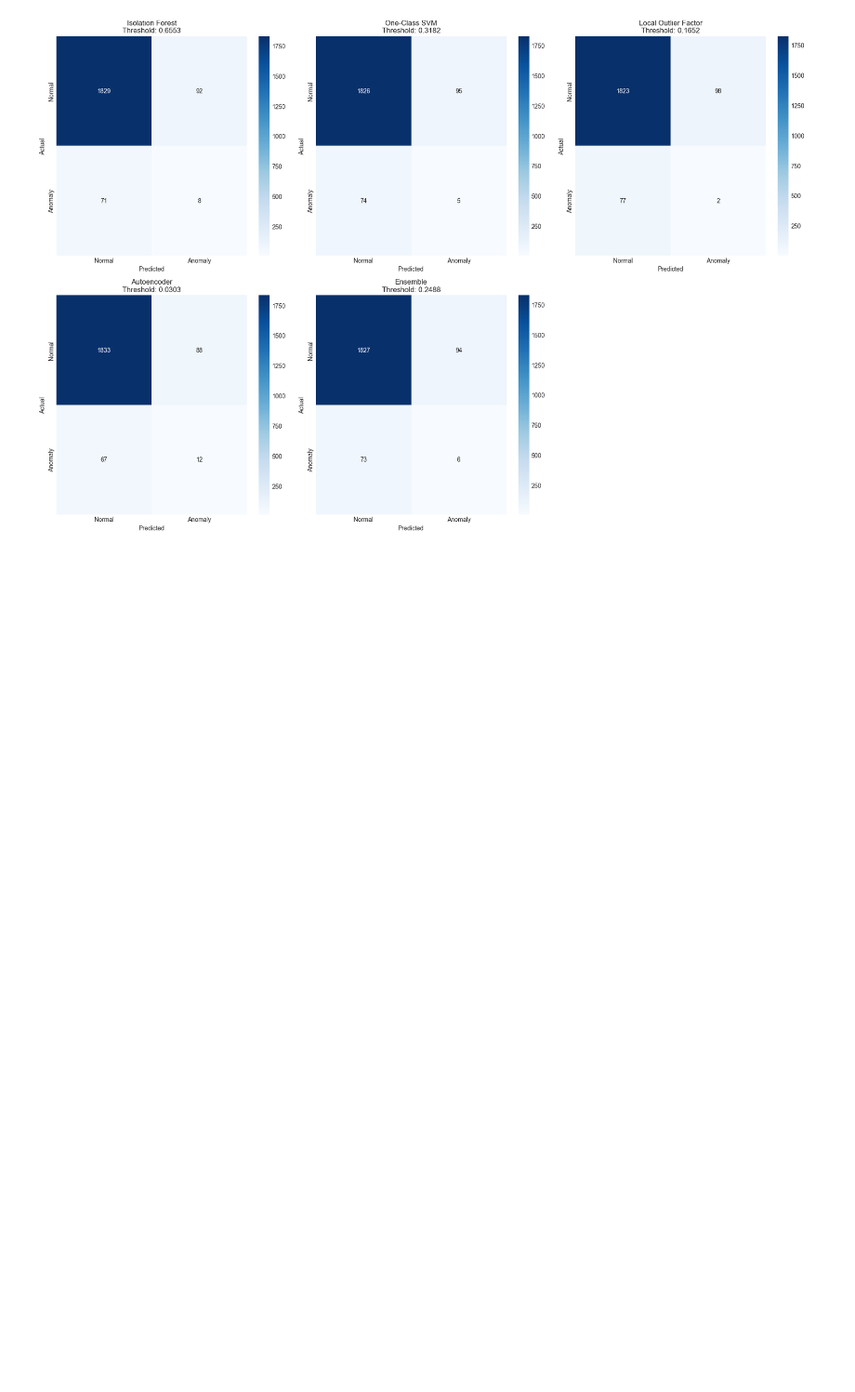
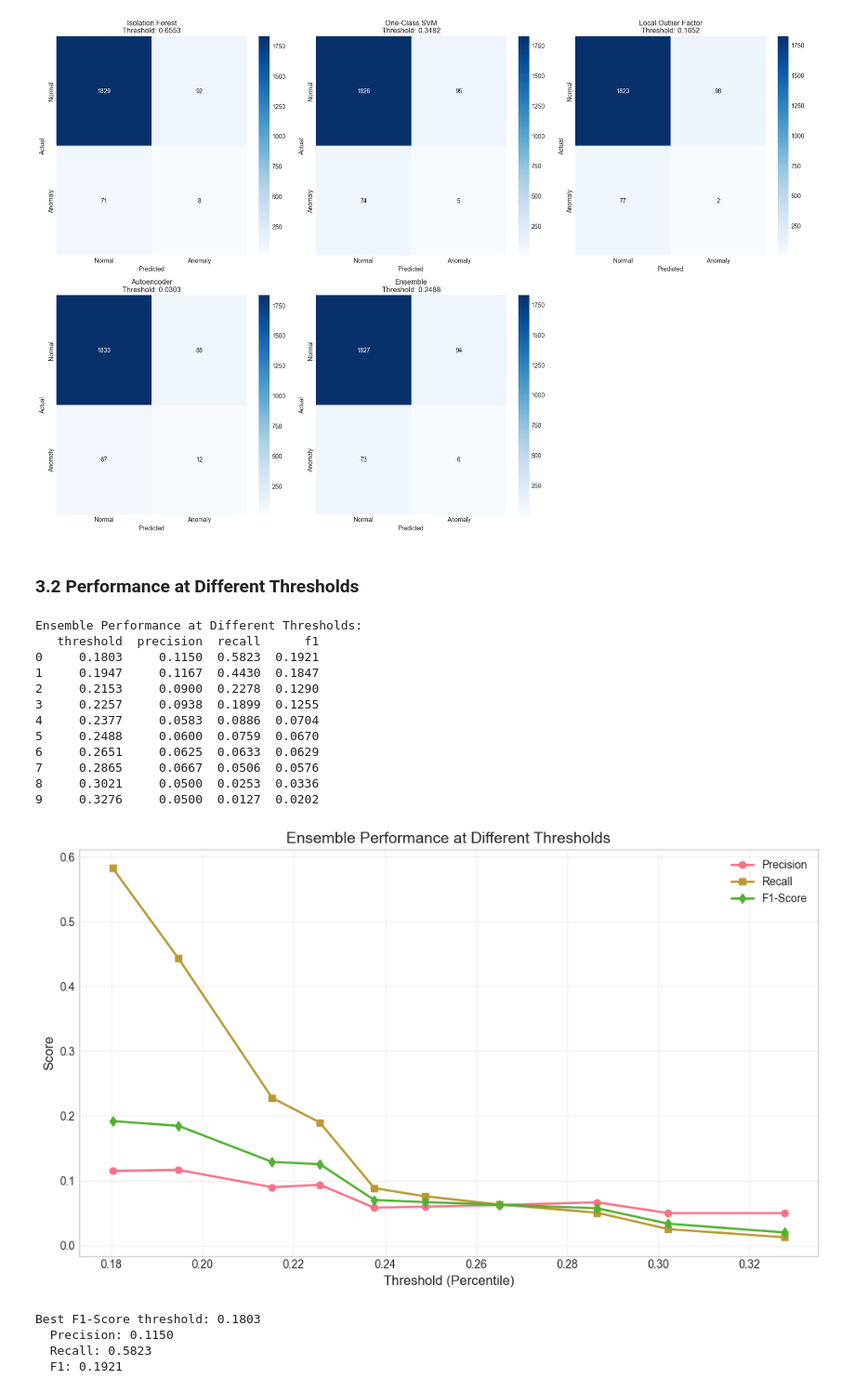
Before and after one commit to Houzibe/health-insurance-fraudulent-claims-detection-system, a Jupyter notebook: notebooks/03_model_evaluation.ipynb, the cells around one changed output. Shown at 93% size. Saved outputs shown, nothing was run; the diff lists cells and outputs as text; code cells hidden in the pictures; blank space fills up the shorter version.

Commit message:
Model evaluation by performance at different thresholds

```diff
--- a/notebooks/03_model_evaluation.ipynb
+++ b/notebooks/03_model_evaluation.ipynb
@@ -152,3 +152,72 @@ plt.savefig('../figures/confusion_matrices.png', dpi=300)
 plt.show()
 # %% [output]
 [figure]
+# %% [markdown]
+### 3.2 Performance at Different Thresholds
+# %%
+def evaluate_at_thresholds(y_true, scores, thresholds):
+    """
+    Evaluate model performance at different thresholds.
+    """
+    results = []
+    for thresh in thresholds:
+        y_pred = (scores >= thresh).astype(int)
+        results.append({
+            'threshold': thresh,
+            'precision': precision_score(y_true, y_pred),
+            'recall': recall_score(y_true, y_pred),
+            'f1': f1_score(y_true, y_pred)
+        })
+    return pd.DataFrame(results)
+
+# Define thresholds
+thresholds = np.percentile(ensemble_scores, [80, 85, 90, 92, 94, 95, 96, 97, 98, 99])
+
+# Evaluate ensemble at different thresholds
+threshold_results = evaluate_at_thresholds(y_test, ensemble_scores, thresholds)
+
+print("Ensemble Performance at Different Thresholds:")
+print(threshold_results.round(4))
+
+# Plot
+fig, ax = plt.subplots(figsize=(10, 6))
+ax.plot(threshold_results['threshold'], threshold_results['precision'],
+        marker='o', label='Precision', linewidth=2)
+ax.plot(threshold_results['threshold'], threshold_results['recall'],
+        marker='s', label='Recall', linewidth=2)
+ax.plot(threshold_results['threshold'], threshold_results['f1'],
+        marker='d', label='F1-Score', linewidth=2)
+ax.set_xlabel('Threshold (Percentile)', fontsize=12)
+ax.set_ylabel('Score', fontsize=12)
+ax.set_title('Ensemble Performance at Different Thresholds', fontsize=14)
+ax.legend(fontsize=10)
+ax.grid(True, alpha=0.3)
+plt.tight_layout()
+plt.savefig('../figures/ensemble_threshold_performance.png', dpi=300)
+plt.show()
+
+# Find best threshold for F1
+best_idx = threshold_results['f1'].idxmax()
+best_threshold = threshold_results.loc[best_idx, 'threshold']
+print(f"\nBest F1-Score threshold: {best_threshold:.4f}")
+print(f"  Precision: {threshold_results.loc[best_idx, 'precision']:.4f}")
+print(f"  Recall: {threshold_results.loc[best_idx, 'recall']:.4f}")
+print(f"  F1: {threshold_results.loc[best_idx, 'f1']:.4f}")
+# %% [output]
+Ensemble Performance at Different Thresholds:
+   threshold  precision  recall      f1
+0     0.1803     0.1150  0.5823  0.1921
+1     0.1947     0.1167  0.4430  0.1847
+2     0.2153     0.0900  0.2278  0.1290
+3     0.2257     0.0938  0.1899  0.1255
+4     0.2377     0.0583  0.0886  0.0704
+5     0.2488     0.0600  0.0759  0.0670
+6     0.2651     0.0625  0.0633  0.0629
+7     0.2865     0.0667  0.0506  0.0576
+8     0.3021     0.0500  0.0253  0.0336
+9     0.3276     0.0500  0.0127  0.0202
+[figure, added]
+Best F1-Score threshold: 0.1803
+  Precision: 0.1150
+  Recall: 0.5823
+  F1: 0.1921
```
